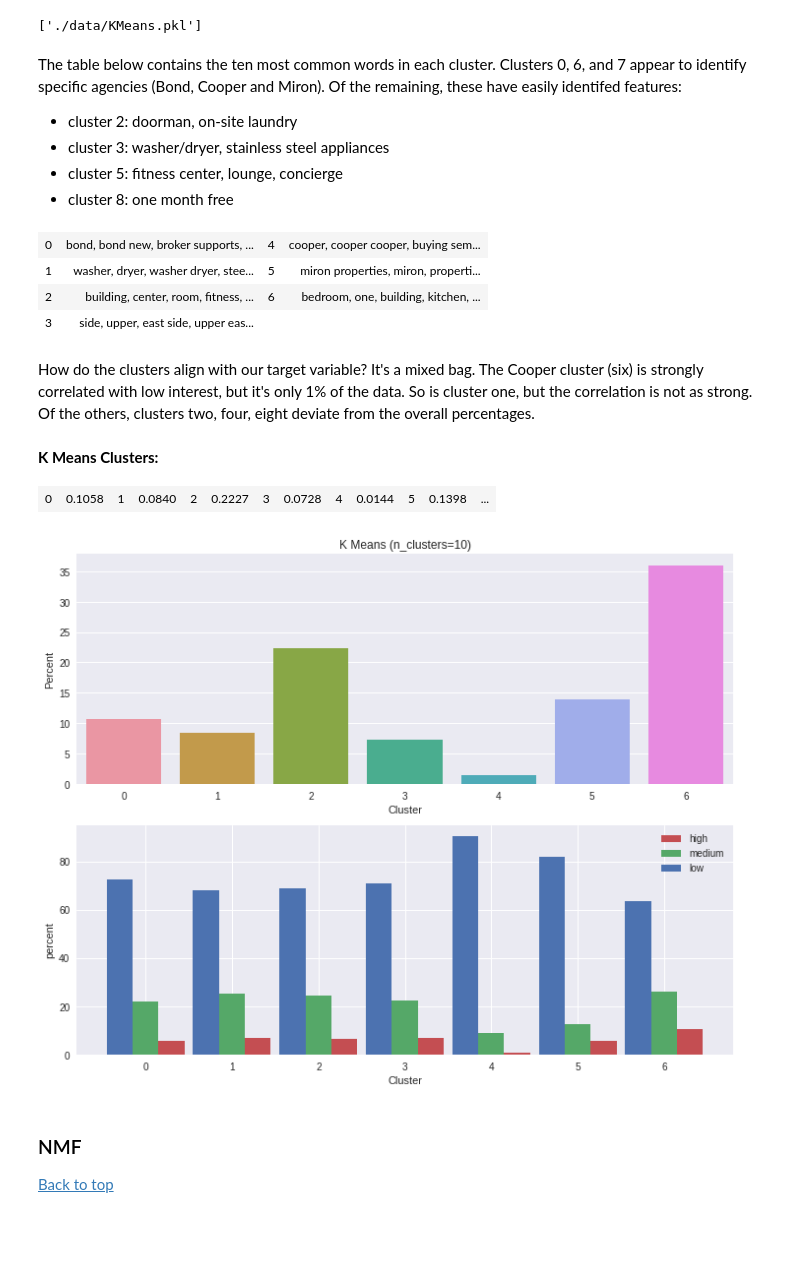
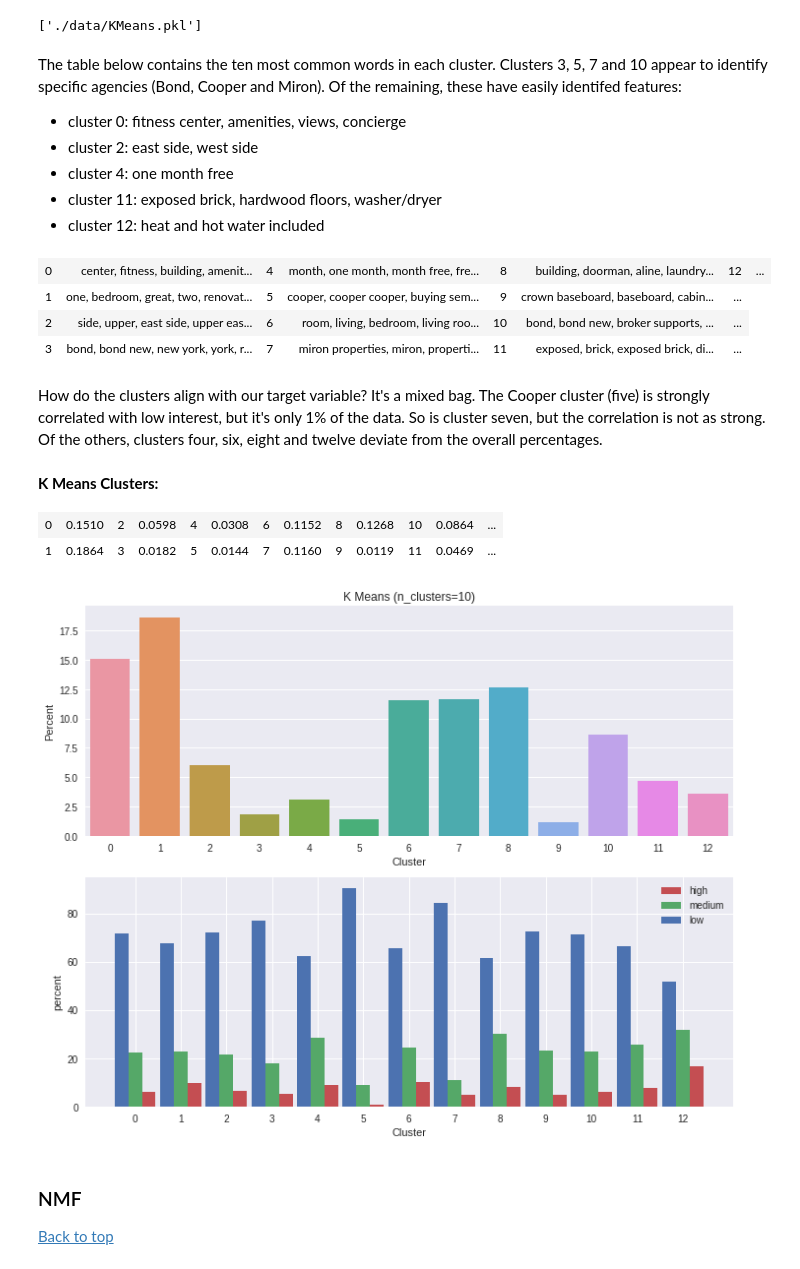
Before and after one commit to dextersealy/metis-projects, a Jupyter notebook: data_exploration.ipynb, the cells around one changed output. Cells and saved outputs as stored; diff of their text form; code cells hidden in the pictures; blank space fills up the shorter version.

```diff
--- a/data_exploration.ipynb
+++ b/data_exploration.ipynb
@@ -643,6 +654,6 @@ Now we've established the 'optimum' number of clusters, fit the entire data set
 # %%
 %%time
-params = { 'n_clusters' : 7, 'random_state' : 4444,  'init' : 'k-means++', 'n_jobs' : -1 }
+params = {'n_clusters' : 13, 'random_state' : 4444,  'init' : 'k-means++', 'n_jobs' : -1}
 km = KMeans(**params)
 km.fit(tfidf_matrix)
 # %% [output]
@@ -654,11 +665,12 @@ joblib.dump(km, './data/KMeans.pkl')
 # %% [output]
 ['./data/KMeans.pkl']
 # %% [markdown]
-The table below contains the ten most common words in each cluster. Clusters 0, 6, and 7 appear to identify specific agencies (Bond, Cooper and Miron). Of the remaining, these have easily identifed features:
-- cluster 2: doorman, on-site laundry
-- cluster 3: washer/dryer, stainless steel appliances
-- cluster 5: fitness center, lounge, concierge
-- cluster 8: one month free
+The table below contains the ten most common words in each cluster. Clusters 3, 5, 7 and 10 appear to identify specific agencies (Bond, Cooper and Miron). Of the remaining, these have easily identifed features:
+- cluster 0: fitness center, amenities, views, concierge
+- cluster 2: east side, west side
+- cluster 4: one month free
+- cluster 11: exposed brick, hardwood floors, washer/dryer
+- cluster 12: heat and hot water included
 # %%
 topics = {}
 words = np.asarray(tfidf_vectorizer.get_feature_names())
@@ -667,20 +679,21 @@ for r in km.cluster_centers_:
     topics[len(topics)] = ', '.join(words[feature_importances][:10])
 pp_dict(topics, rows=4)
 # %% [output]
-| 0 | bond, bond new, broker supports, ... | 4 | cooper, cooper cooper, buying sem... |
-| 1 | washer, dryer, washer dryer, stee... | 5 | miron properties, miron, properti... |
-| 2 | building, center, room, fitness, ... | 6 | bedroom, one, building, kitchen, ... |
-| 3 | side, upper, east side, upper eas... |
+| 0 | center, fitness, building, amenit... | 4 | month, one month, month free, fre... | 8 | building, doorman, aline, laundry... | 12 | ... |
+| 1 | one, bedroom, great, two, renovat... | 5 | cooper, cooper cooper, buying sem... | 9 | crown baseboard, baseboard, cabin... | ... |
+| 2 | side, upper, east side, upper eas... | 6 | room, living, bedroom, living roo... | 10 | bond, bond new, broker supports, ... | ... |
+| 3 | bond, bond new, new york, york, r... | 7 | miron properties, miron, properti... | 11 | exposed, brick, exposed brick, di... | ... |
 # %% [markdown]
-How do the clusters align with our target variable? It's a mixed bag. The Cooper cluster (six) is strongly correlated with low interest, but it's only 1% of the data. So is cluster one, but the correlation is not as strong. Of the others, clusters two, four, eight deviate from the overall percentages.
+How do the clusters align with our target variable? It's a mixed bag. The Cooper cluster (five) is strongly correlated with low interest, but it's only 1% of the data. So is cluster seven, but the correlation is not as strong. Of the others, clusters four, six, eight and twelve deviate from the overall percentages.
 # %%
 df['km_clusters'] = km.labels_.tolist()
 feature_hist(df, 'km_clusters', 'K Means (n_clusters=10)', xlabel='Cluster')
-pp_counts(df.km_clusters.value_counts(normalize=True), caption='K Means Clusters:', rows=1)
+pp_counts(df.km_clusters.value_counts(normalize=True), caption='K Means Clusters:', rows=2)
 # %% [output]
 K Means Clusters:
-| 0 | 0.1058 | 1 | 0.0840 | 2 | 0.2227 | 3 | 0.0728 | 4 | 0.0144 | 5 | 0.1398 | ... |
+| 0 | 0.1510 | 2 | 0.0598 | 4 | 0.0308 | 6 | 0.1152 | 8 | 0.1268 | 10 | 0.0864 | ... |
+| 1 | 0.1864 | 3 | 0.0182 | 5 | 0.0144 | 7 | 0.1160 | 9 | 0.0119 | 11 | 0.0469 | ... |
-[figure, old version]
+[figure, new version]
 # %% [markdown]
 ### NMF
 [Back to top](#Sections)
```
Also changed, not shown: parts of 66 cells of this notebook, 3 other files.
